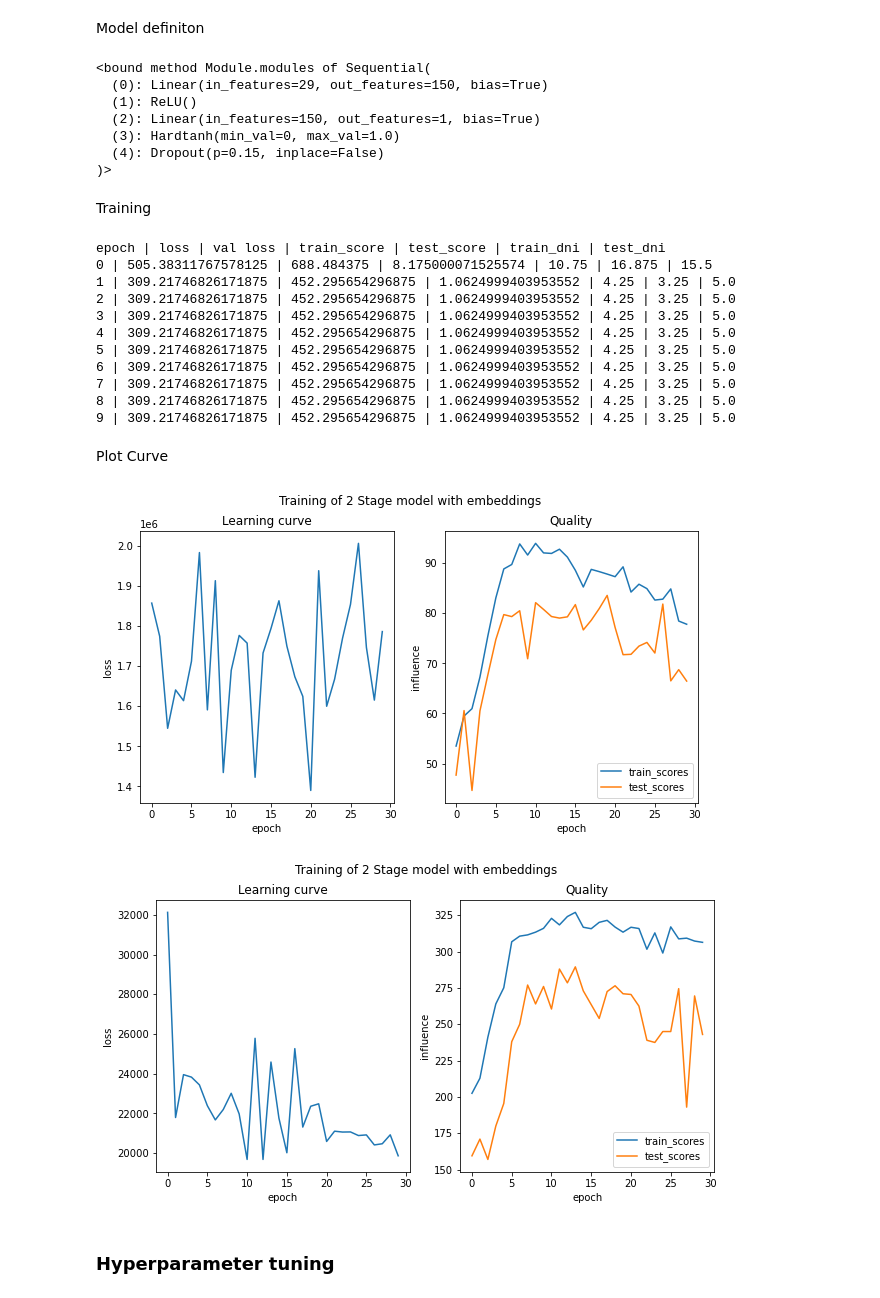
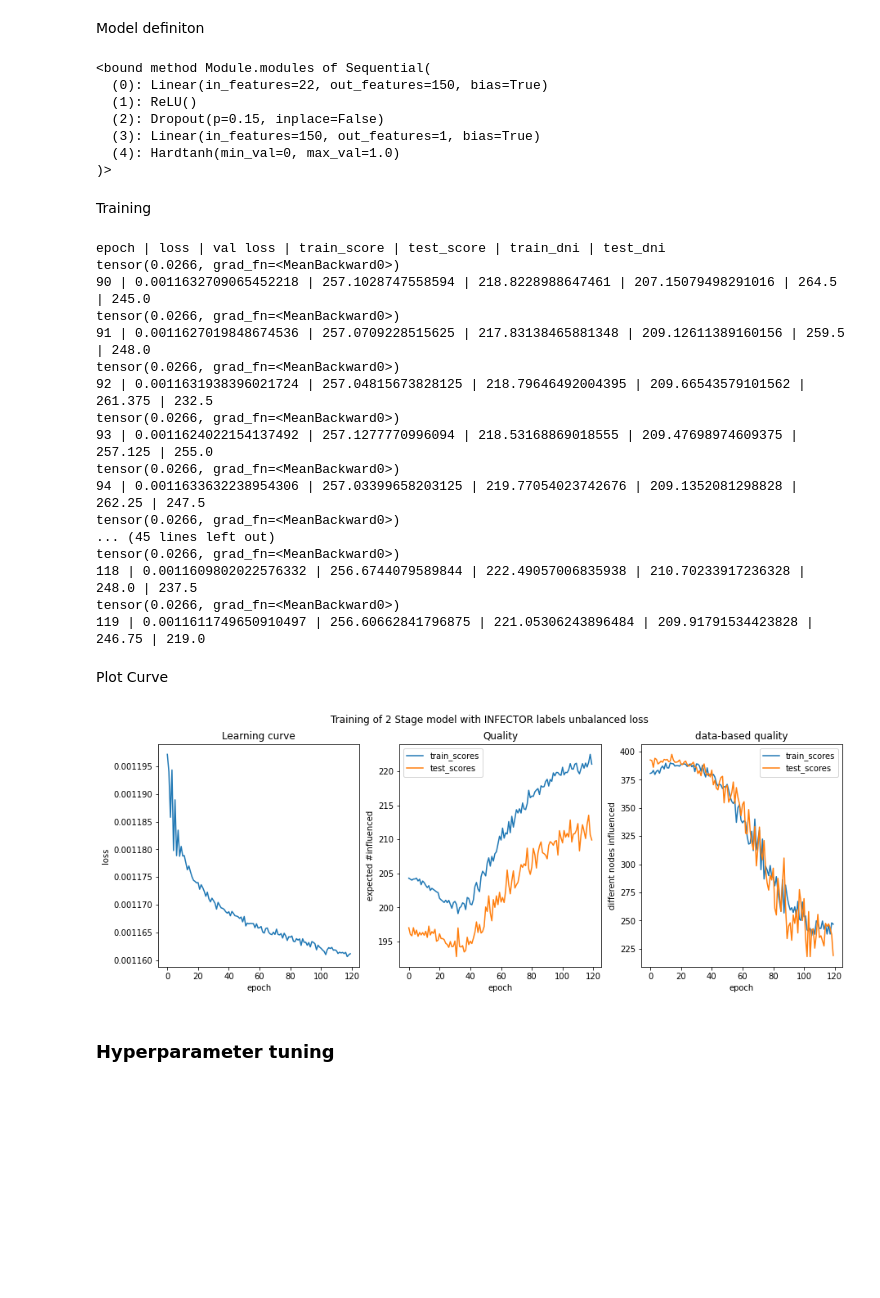
Before and after one commit to mario-michelessa/influence-maximization, a Jupyter notebook: decision_focused_learning_gpu/grd_main_twitter_gpu.ipynb, the cells around one changed output. Saved outputs shown, nothing was run; the diff lists cells and outputs as text; code cells hidden in the pictures; blank space fills up the shorter version.

```diff
--- a/decision_focused_learning_gpu/grd_main_twitter_gpu.ipynb
+++ b/decision_focused_learning_gpu/grd_main_twitter_gpu.ipynb
@@ -209,14 +219,14 @@ Dataset
 w = np.ones(N_TARGETS, dtype=np.float32)
 train_id = random.sample(list(range(N_INSTANCES)), N_TRAIN)
 
-#X_train, Yemb_train, X_test, Yemb_test, Y_train, Y_test = create_train_test(train_id)
-X_train, Y_train, X_test, Y_test, Yemb_train, Yemb_test = create_train_test(train_id)
+X_train, Yemb_train, X_test, Yemb_test, Y_train, Y_test = create_train_test(train_id)
+# X_train, Y_train, X_test, Y_test, Yemb_train, Yemb_test = create_train_test(train_id)
 dataset = torch.utils.data.TensorDataset(X_train, Y_train)
 
 fig, ax = plt.subplots(1,2, figsize = (10,5), sharey=True)
-sns.histplot(Y_train.flatten(), ax = ax[0], bins=20)
+sns.histplot(Y_train.flatten(), ax = ax[0], bins=100)
 ax[0].set_title("Histogram of the DB probabilities")
-sns.histplot(Yemb_train.flatten(), ax = ax[1], bins=20)
+sns.histplot(Yemb_train.flatten(), ax = ax[1], bins=100)
 ax[1].set_title("Histogram of the INFECTOR probabilities")
 plt.show()
 # %% [output]
@@ -333,9 +353,9 @@ print("epoch | loss | train_score | test_score | train_dni | test_dni")
 optimizer = torch.optim.Adam(net_df.parameters(), lr = learning_rate, betas = (momentum, 0.999))
 marginal_vec_pred = partial(marginal_vec, w = w)
 
-for epoch in range(40):
+for epoch in range(30):
 
-    data_loader = torch.utils.data.DataLoader(dataset, batch_size = batch_size, )
+    data_loader = torch.utils.data.DataLoader(dataset, batch_size = batch_size)
     for X_batch, P_batch in data_loader:
         loss = 0
         for X, P in zip(X_batch, P_batch):
@@ -346,7 +366,7 @@ for epoch in range(40):
             pred = net_df(X).view_as(P)
             fn = GreedyOptimizer.apply
             loss -= fn(pred, true_set_func, marginal_vec_pred, N_INFLUENCERS,  k,  eps, sample_size, beta)
-            del(X)
+            # del(X)
             del(P)
 
         loss = loss / batch_size
@@ -357,8 +377,10 @@ for epoch in range(40):
     train_score = eval_grd(net_df, X_train, Y_train)
     test_score  = eval_grd(net_df, X_test, Y_test)
 
-    train_dni = eval_dni(net_df, X_train, Y_train)
-    test_dni  = eval_dni(net_df, X_test, Y_test)
+    train_dni = eval_dni(net_df, X_train, Yemb_train)
+    test_dni  = eval_dni(net_df, X_test, Yemb_test)
+
+    print(torch.mean(net_df(X)))
 
     loss_df.append(loss.item())
 
@@ -403,7 +434,7 @@ test_dni_2s  = []
 loss_2s = []
 val_loss_2s = []
 
-net_2s = make_fc(N_FEATURES, num_layers, activation, hidden_sizes, dropout=0.15)
+net_2s = make_fc(N_FEATURES, num_layers, activation, hidden_sizes, dropout=dropout)
 net_2s.apply(init_weights)
 net_2s = net_2s.to(device)
 print(net_2s.modules)
@@ -416,18 +447,18 @@ def loss_unbalanced(pred, P) :
     # neg = pred < P
     # pos = pred > P
     # return 100 * loss_fn(pred[neg], P[neg]) + loss_fn(pred[pos],P[pos])
-    phi = 1.
+    phi = 0.5
     return torch.sum(torch.exp(phi * (P - pred)) - phi * (P-pred) - 1)
 
-optimizer = torch.optim.Adam(net_2s.parameters(), lr = 1e-3)
-#optimizer = torch.optim.SGD(net_2s.parameters(), lr = 1e-3)
+optimizer = torch.optim.Adam(net_2s.parameters(), lr = learning_rate)
+# optimizer = torch.optim.SGD(net_2s.parameters(), lr = 0.1)
 # %% [output]
 <bound method Module.modules of Sequential(
-  (0): Linear(in_features=29, out_features=150, bias=True)
+  (0): Linear(in_features=22, out_features=150, bias=True)
   (1): ReLU()
-  (2): Linear(in_features=150, out_features=1, bias=True)
-  (3): Hardtanh(min_val=0, max_val=1.0)
-  (4): Dropout(p=0.15, inplace=False)
+  (2): Dropout(p=0.15, inplace=False)
+  (3): Linear(in_features=150, out_features=1, bias=True)
+  (4): Hardtanh(min_val=0, max_val=1.0)
 )>
 # %% [markdown]
 Training
@@ -435,25 +466,27 @@ Training
 
 print("epoch | loss | val loss | train_score | test_score | train_dni | test_dni")
 
-for epoch in range(10):
+for epoch in range(30):
     data_loader = torch.utils.data.DataLoader(dataset, batch_size = batch_size, ) #shuffle=True
     for X_batch, P_batch in data_loader:
         loss = 0
         for X, P in zip(X_batch, P_batch):
             X, P = X.to(device), P.to(device)
             pred = net_2s(X).view_as(P)
-            loss += loss_unbalanced(pred, P)
+            loss += loss_fn(pred, P)
         loss = loss / batch_size
         optimizer.zero_grad()
         loss.backward()
-        torch.nn.utils.clip_grad_norm_(net_2s.parameters(), 0.01)
+        # torch.nn.utils.clip_grad_norm_(net_2s.parameters(), 1.)
         optimizer.step()
+
+    print(torch.mean(net_df(X)))
 
     val_loss = eval_loss(net_2s, X_test, Y_test, loss_fn)
     train_score = eval_grd(net_2s, X_train, Y_train)
     test_score  = eval_grd(net_2s, X_test, Y_test)
-    train_dni = eval_dni(net_2s, X_train, Y_train)
-    test_dni  = eval_dni(net_2s, X_test, Y_test)
+    train_dni = eval_dni(net_2s, X_train, Yemb_train)
+    test_dni  = eval_dni(net_2s, X_test, Yemb_test)
     print(f"{len(loss_2s)} | {loss} | {val_loss} | {train_score} | {test_score} | {train_dni} | {test_dni}" )
 
     train_scores_2s.append(train_score)
@@ -472,24 +505,28 @@ for epoch in range(10):
                 "test_dni_2s" : test_dni})
 # %% [output]
 epoch | loss | val loss | train_score | test_score | train_dni | test_dni
-0 | 505.38311767578125 | 688.484375 | 8.175000071525574 | 10.75 | 16.875 | 15.5
-1 | 309.21746826171875 | 452.295654296875 | 1.0624999403953552 | 4.25 | 3.25 | 5.0
-2 | 309.21746826171875 | 452.295654296875 | 1.0624999403953552 | 4.25 | 3.25 | 5.0
-3 | 309.21746826171875 | 452.295654296875 | 1.0624999403953552 | 4.25 | 3.25 | 5.0
-4 | 309.21746826171875 | 452.295654296875 | 1.0624999403953552 | 4.25 | 3.25 | 5.0
-5 | 309.21746826171875 | 452.295654296875 | 1.0624999403953552 | 4.25 | 3.25 | 5.0
-6 | 309.21746826171875 | 452.295654296875 | 1.0624999403953552 | 4.25 | 3.25 | 5.0
-7 | 309.21746826171875 | 452.295654296875 | 1.0624999403953552 | 4.25 | 3.25 | 5.0
-8 | 309.21746826171875 | 452.295654296875 | 1.0624999403953552 | 4.25 | 3.25 | 5.0
-9 | 309.21746826171875 | 452.295654296875 | 1.0624999403953552 | 4.25 | 3.25 | 5.0
+tensor(0.0266, grad_fn=<MeanBackward0>)
+90 | 0.0011632709065452218 | 257.1028747558594 | 218.8228988647461 | 207.15079498291016 | 264.5 | 245.0
+tensor(0.0266, grad_fn=<MeanBackward0>)
+91 | 0.0011627019848674536 | 257.0709228515625 | 217.83138465881348 | 209.12611389160156 | 259.5 | 248.0
+tensor(0.0266, grad_fn=<MeanBackward0>)
+92 | 0.0011631938396021724 | 257.04815673828125 | 218.79646492004395 | 209.66543579101562 | 261.375 | 232.5
+tensor(0.0266, grad_fn=<MeanBackward0>)
+93 | 0.0011624022154137492 | 257.1277770996094 | 218.53168869018555 | 209.47698974609375 | 257.125 | 255.0
+tensor(0.0266, grad_fn=<MeanBackward0>)
+94 | 0.0011633632238954306 | 257.03399658203125 | 219.77054023742676 | 209.1352081298828 | 262.25 | 247.5
+tensor(0.0266, grad_fn=<MeanBackward0>)
+... (45 lines left out)
+tensor(0.0266, grad_fn=<MeanBackward0>)
+118 | 0.0011609802022576332 | 256.6744079589844 | 222.49057006835938 | 210.70233917236328 | 248.0 | 237.5
+tensor(0.0266, grad_fn=<MeanBackward0>)
+119 | 0.0011611749650910497 | 256.60662841796875 | 221.05306243896484 | 209.91791534423828 | 246.75 | 219.0
 # %% [markdown]
 Plot Curve
 # %%
-print_training(loss_2s, train_scores_2s, test_scores_2s,"Training of 2 Stage model with embeddings")
-print_training(val_loss_2s, train_dni_2s, test_dni_2s,"Training of 2 Stage model with embeddings")
+print_training(loss_2s, train_scores_2s, test_scores_2s, train_dni_2s, test_dni_2s,"Training of 2 Stage model with INFECTOR labels unbalanced loss")
 # %% [output]
-[figure, old version]
+[figure, new version]
-[figure, removed]
 # %% [markdown]
 ### Hyperparameter tuning
 # %% [markdown]
```
Also changed, not shown: parts of 23 cells of this notebook, 48 other files.
